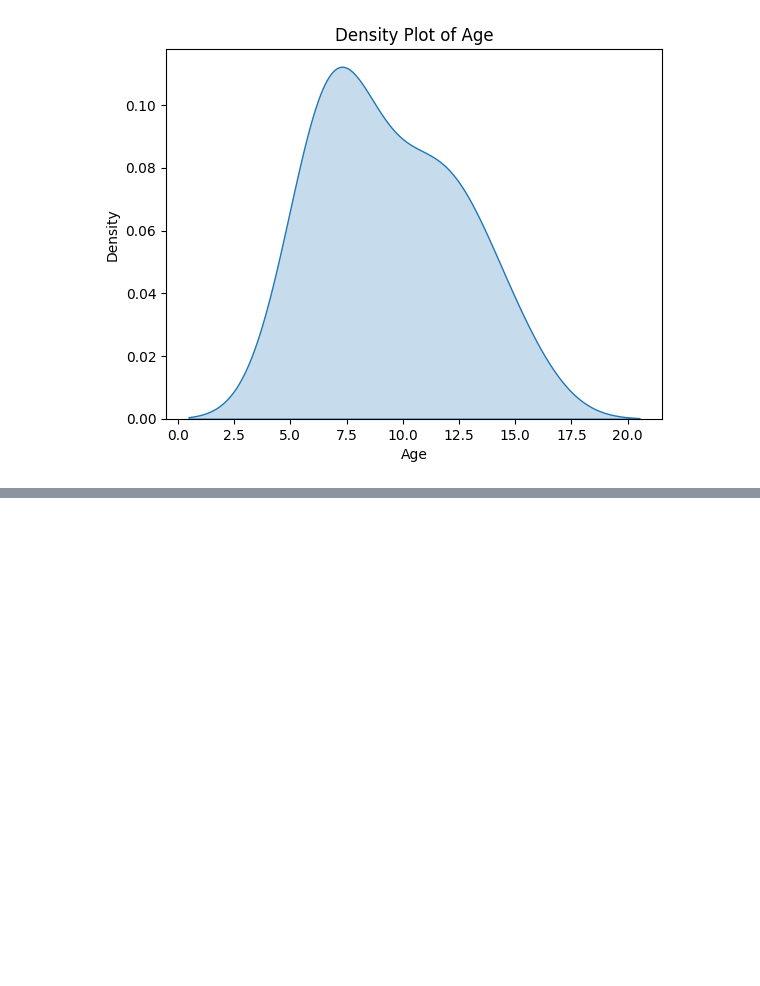
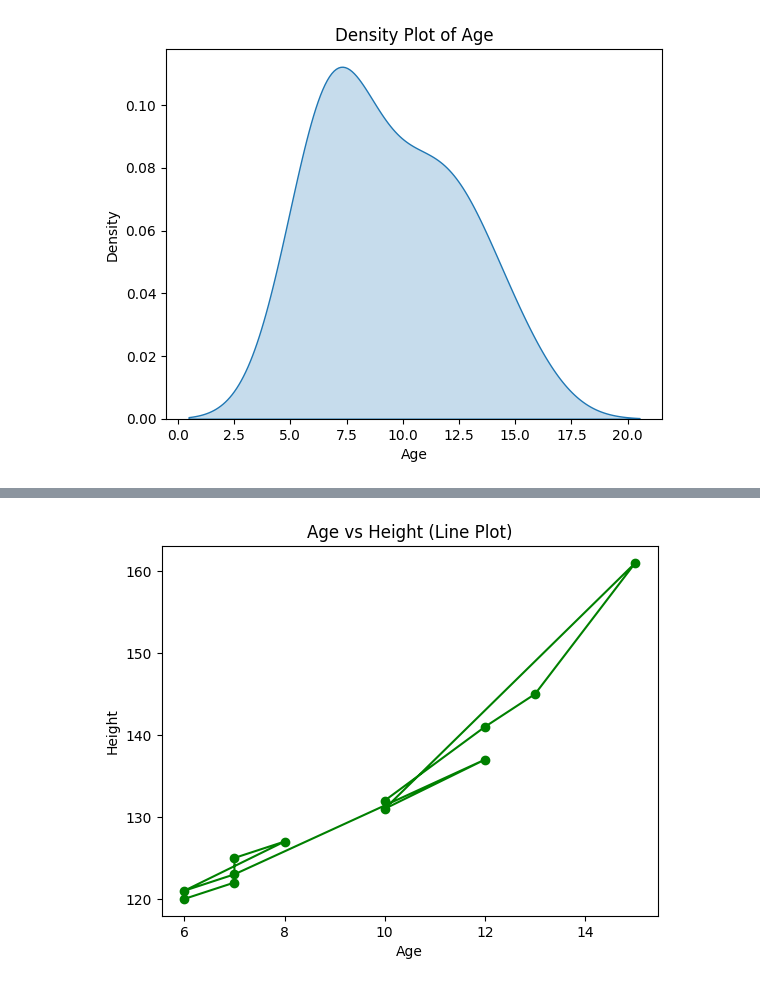
Before and after one commit to r4coder/DA, a Jupyter notebook: DA.ipynb, the cells around one changed output, grey strips where cells are left out. Drawn from its saved outputs; the diff is of its cells as text; code cells hidden in the pictures; blank space fills up the shorter version.

```diff
--- a/DA.ipynb
+++ b/DA.ipynb
@@ -926,0 +969,9 @@ This will become an error in seaborn v0.14.0; please update your code.
+# %%
+# Line plot to see the trend between Age and Height
+plt.plot(df['Age'], df['Height'], marker='o', linestyle='-', color='green')
+plt.title('Age vs Height (Line Plot)')
+plt.xlabel('Age')
+plt.ylabel('Height')
+plt.show()
+# %% [output]
+[figure, added]
```
Also changed, not shown: parts of 12 cells of this notebook.
